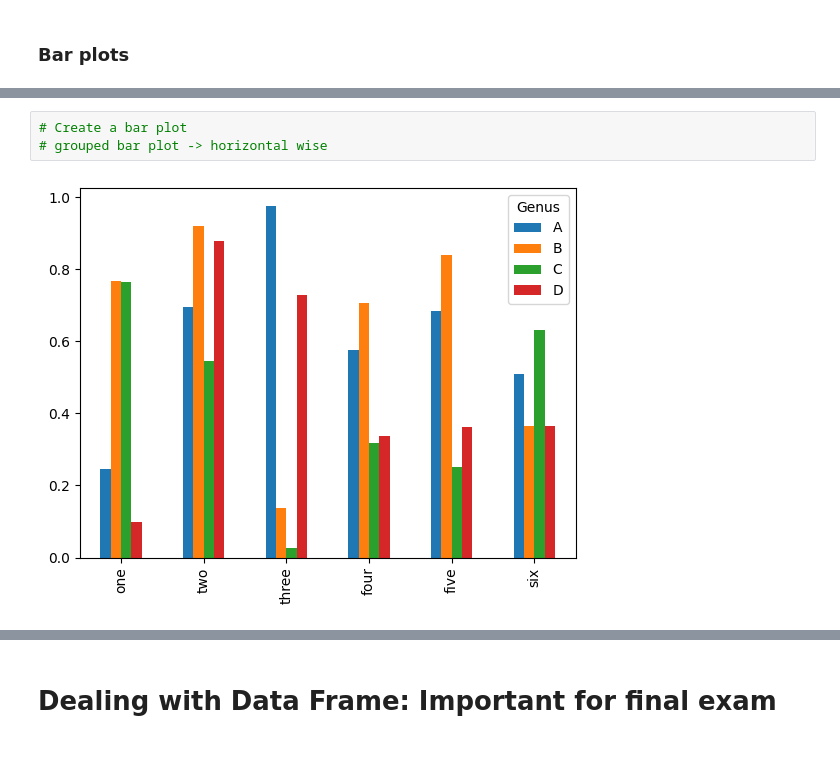
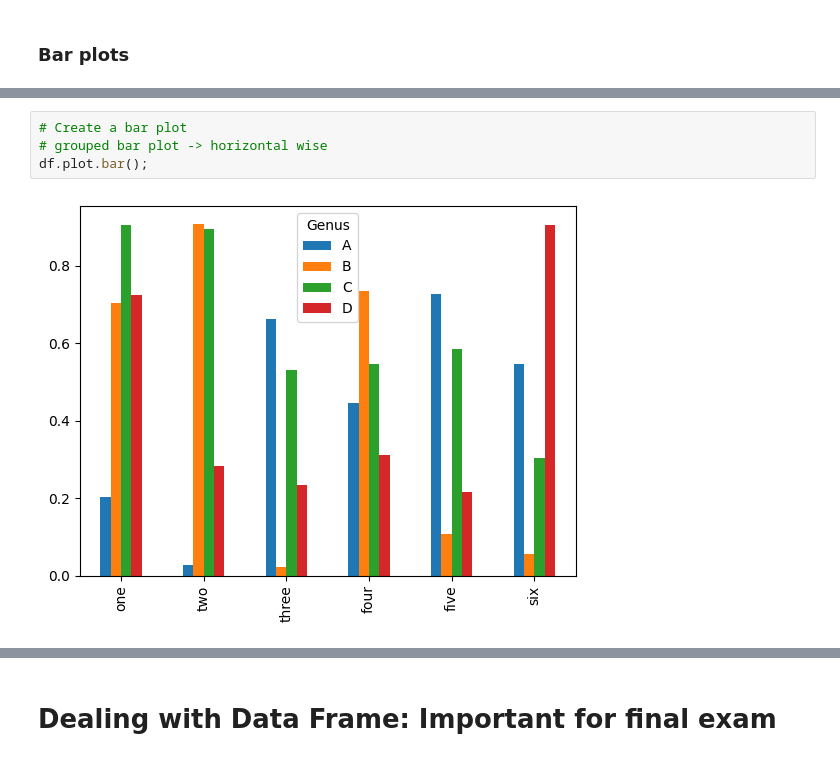
Before and after one commit to AzlinRusnan/STQD6014-Data-Science, a Jupyter notebook: Azlin_Week11_Matplotlib_20231231_WC.ipynb, the cells around one changed output, grey strips where cells are left out. Drawn from its saved outputs; the diff is of its cells as text.

```diff
--- a/Azlin_Week11_Matplotlib_20231231_WC.ipynb
+++ b/Azlin_Week11_Matplotlib_20231231_WC.ipynb
@@ -288,5 +382,6 @@ df
 # %%
 # Create a bar plot
 # grouped bar plot -> horizontal wise
+df.plot.bar();
 # %% [output]
-[figure, old version]
+[figure, new version]
```
Also changed, not shown: parts of 53 cells of this notebook.
